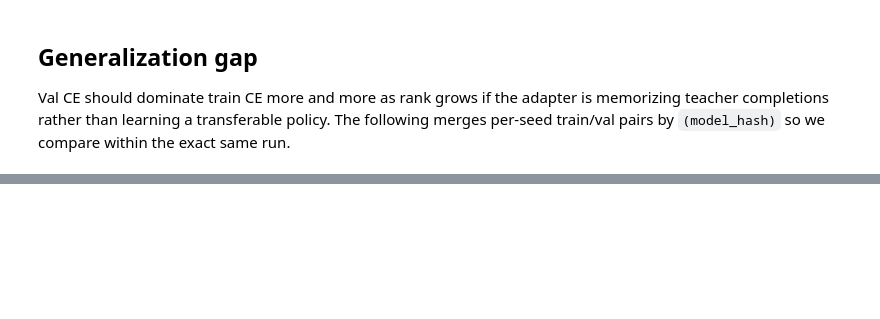
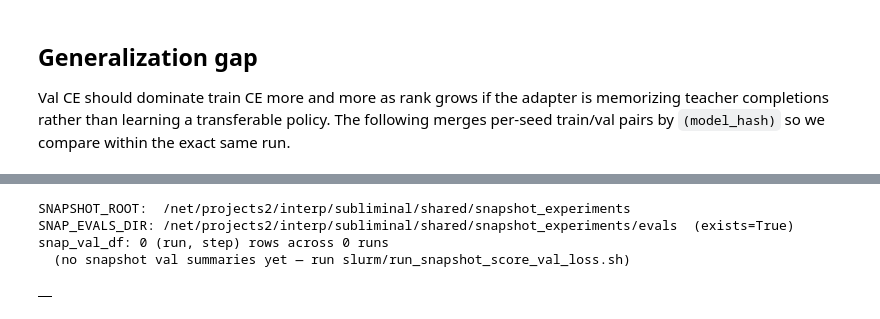
Before and after one commit to toddnief/subliminal-entanglement, a Jupyter notebook: notebooks/training_curves.ipynb, the cells around one changed output, grey strips where cells are left out. Drawn from its saved outputs; the diff is of its cells as text; code cells hidden in the pictures; blank space fills up the shorter version.

```diff
--- a/notebooks/training_curves.ipynb
+++ b/notebooks/training_curves.ipynb
@@ -602,0 +672,55 @@ plot_gen_gap(gap_df);
+# %%
+# Sibling of ARTIFACTS_DIR (not RESULTS_DIR) — matches scripts/snapshot_lib.py,
+# which computes `SNAPSHOT_ROOT = Path(sl_config.ARTIFACTS_DIR).parent / "snapshot_experiments"`.
+# Matters whenever ARTIFACTS_DIR has been moved off the original clab path.
+SNAPSHOT_ROOT = ARTIFACTS_DIR.parent / "snapshot_experiments"
+SNAP_EVALS_DIR = SNAPSHOT_ROOT / "evals"
+print(f"SNAPSHOT_ROOT:  {SNAPSHOT_ROOT}")
+print(f"SNAP_EVALS_DIR: {SNAP_EVALS_DIR}  (exists={SNAP_EVALS_DIR.exists()})")
+
+
+def build_snapshot_val_table() -> pd.DataFrame:
+    """Load every <run>/val_loss/summary.json written by
+    snapshot_score_val_loss.py. Flatten to one row per (run, step)."""
+    rows = []
+    if not SNAP_EVALS_DIR.exists():
+        return pd.DataFrame()
+    for summary_path in sorted(SNAP_EVALS_DIR.glob("*/val_loss/summary.json")):
+        try:
+            s = json.loads(summary_path.read_text())
+        except (OSError, json.JSONDecodeError):
+            continue
+        run_id = s.get("run_id") or summary_path.parent.parent.name
+        for step_entry in s.get("steps", []):
+            rows.append({
+                "run_id": run_id,
+                "animal": s["animal"],
+                "rank": int(s["rank"]),
+                "gen_seed": int(s["gen_seed"]),
+                "train_seed": int(s["train_seed"]),
+                "step": int(step_entry["step"]),
+                "is_final": bool(step_entry.get("is_final", False)),
+                "val_mean_ce_per_token": step_entry.get("mean_ce_per_token"),
+                "val_mean_ce_per_sample": step_entry.get("mean_ce_per_sample"),
+                "val_std_ce_per_sample": step_entry.get("std_ce_per_sample"),
+                "n_val_samples": step_entry.get("n_val_samples"),
+            })
+    return pd.DataFrame(rows)
+
+
+snap_val_df = build_snapshot_val_table()
+print(f"snap_val_df: {len(snap_val_df)} (run, step) rows across "
+      f"{snap_val_df['run_id'].nunique() if len(snap_val_df) else 0} runs")
+if len(snap_val_df):
+    print(f"  animals: {sorted(snap_val_df['animal'].unique())}")
+    print(f"  ranks:   {sorted(snap_val_df['rank'].unique())}")
+    print(f"  steps:   {sorted(snap_val_df['step'].unique())}")
+else:
+    print("  (no snapshot val summaries yet — run slurm/run_snapshot_score_val_loss.sh)")
+snap_val_df.head()
+# %% [output]
+SNAPSHOT_ROOT:  /net/projects2/interp/subliminal/shared/snapshot_experiments
+SNAP_EVALS_DIR: /net/projects2/interp/subliminal/shared/snapshot_experiments/evals  (exists=True)
+snap_val_df: 0 (run, step) rows across 0 runs
+  (no snapshot val summaries yet — run slurm/run_snapshot_score_val_loss.sh)
+|  |
```
Also changed, not shown: parts of 9 cells of this notebook, 6 other files.
